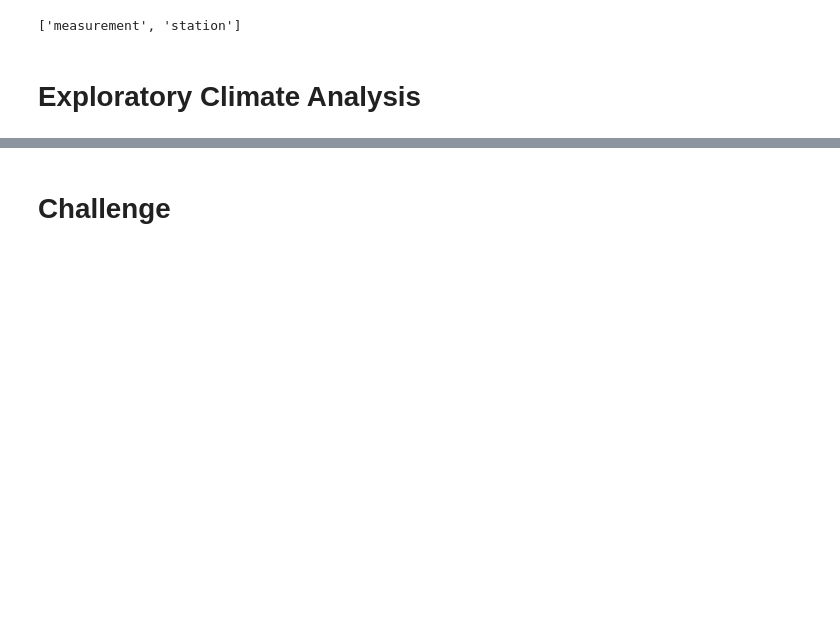
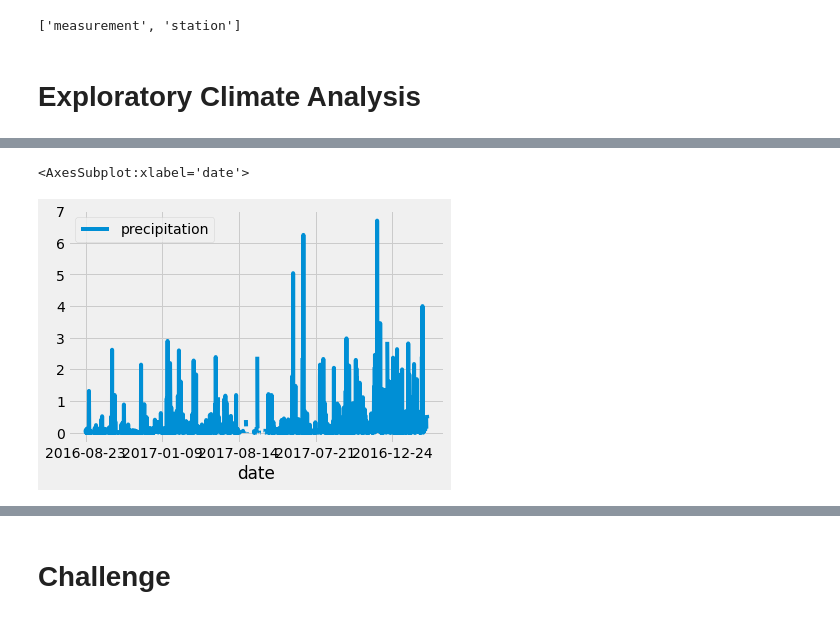
Before and after one commit to rdonthego/surfs_up, a Jupyter notebook: climate_analysis.ipynb, the cells around one changed output, grey strips where cells are left out. Saved outputs shown, nothing was run; the diff lists cells and outputs as text; code cells hidden in the pictures; blank space fills up the shorter version.

```diff
--- a/climate_analysis.ipynb
+++ b/climate_analysis.ipynb
@@ -41,14 +41,20 @@ session = Session(engine)
 # Exploratory Climate Analysis
 # %%
 # Design a query to retrieve the last 12 months of precipitation data and plot the results.
-#Starting from the last data point in the database.
 
+#Starting from the last data point in the database function allows us to trace back a certain number of days.
 # Calculate the date one year from the last date in data set.
+prev_year = dt.date(2017, 8, 23) - dt.timedelta(days=365)
+
 
 # Perform a query to retrieve the data and precipitation scores
+# creating a variable to store the results of the query
+results = []
 
-# Save the query results as a Pandas DataFrame and set the index to the date column
+# this query will take two parameters
+results = session.query(Measurement.date, Measurement.prcp)
 
-# Sort the dataframe by date
-
-# Use Pandas Plotting with Matplotlib to plot the data
+# shows results of the query
+print(results.all())
+results = session.query(Measurement.date, Measurement.prcp).filter(Measurement.date >= prev_year).all()
+print(results)
@@ -54,0 +63,12 @@ session = Session(engine)
+# %%
+# Save the query results as a Pandas DataFrame and set the index to the date column and saves query results in two columns
+df = pd.DataFrame(results, columns=['date','precipitation'])
+
+
+# Sort the dataframe by date
+# index to the date column. This will make the date column the first column writing over the dataframe so inplace = true
+df.set_index(df['date'], inplace=True)
+
+print(df)
+# convert DataFrame to strings, and set index to "False" to allow to print the DataFrame without the index
+print(df.to_string(index=False))
@@ -55,2 +93,8 @@ session = Session(engine)
+# %%
+# Use Pandas Plotting with Matplotlib to plot the data
+df.plot()
+# %% [output]
+<AxesSubplot:xlabel='date'>
+[figure, added]
 # %%
 # Use Pandas to calcualte the summary statistics for the precipitation data
```
Also changed, not shown: parts of 3 cells of this notebook.
